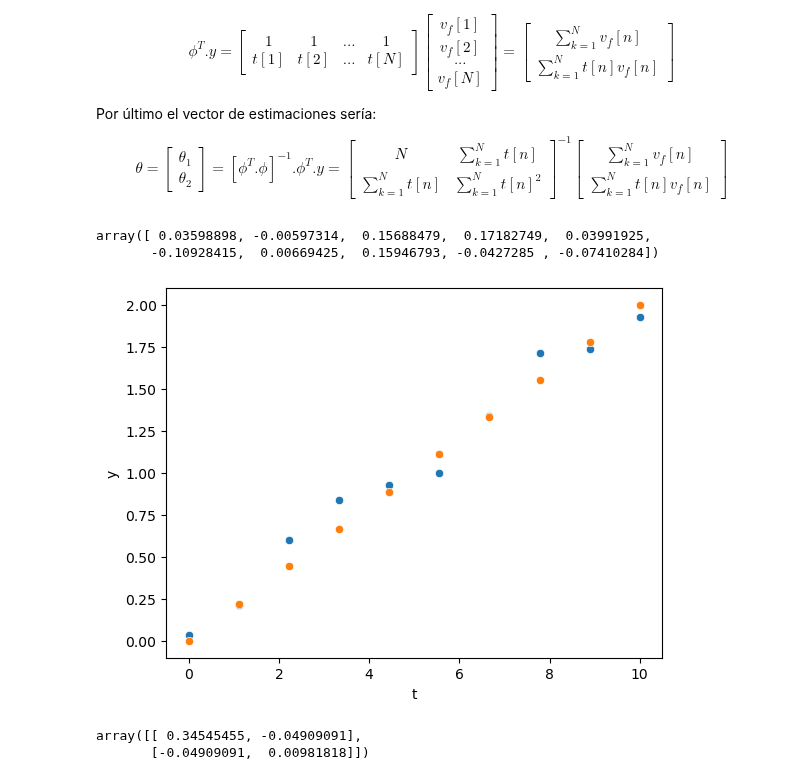
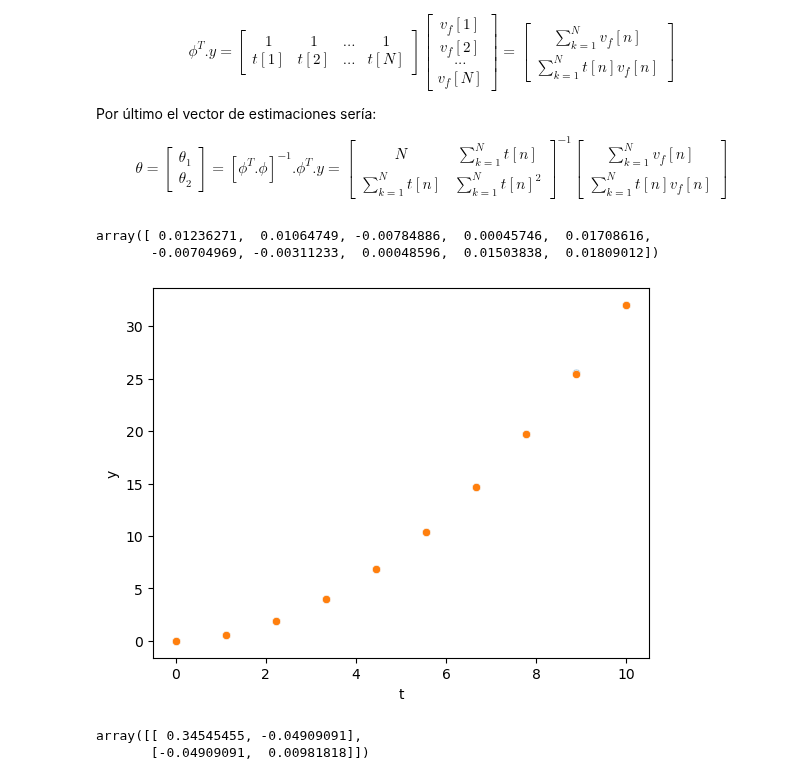
Before and after one commit to jairocuellar/System_identification, a Jupyter notebook: class_04_01.ipynb, the cells around one changed output. Cells and saved outputs as stored; diff of their text form; code cells hidden in the pictures.

```diff
--- a/class_04_01.ipynb
+++ b/class_04_01.ipynb
@@ -142,31 +141,31 @@ N&\sum_{k=1}^{N}t[n]\\\sum_{k=1}^{N}t[n]&\sum_{k=1}^{N}t[n]^2
 # %%
 # Estimador de mínimos cuadráticos para modelos polinomiales
 N = 10
 t = np.linspace(0,10,N)
 teta1 = 0;
 teta2 = 0.2
 teta3 = 0.3
 teta4 = 1
 ## Valores verdaderos según el modelo:
 
 #y_true = (teta4*(t**3)+teta3*(t**2)+teta2*t+teta1)
-#y_true = (teta3*(t**2)+teta2*t+teta1)
-y_true = teta2*t+teta1
+y_true = (teta3*(t**2)+teta2*t+teta1)
+#y_true = teta2*t+teta1
 #y_true = teta1
 ##Señal de error de media 0:
-e = np.random.normal(0,0.1,size=N)
+e = np.random.normal(0,0.01,size=N)
 ## Señal con error incluido
 y = y_true + e
 data = pd.DataFrame(data = {'t':t,'y':y})
 data['ones'] = 1
 data['y_true'] = y_true
 sns.scatterplot(data,x ='t',y = 'y')
 sns.scatterplot(data,x ='t',y = 'y_true')
 e
 # %% [output]
-array([ 0.03598898, -0.00597314,  0.15688479,  0.17182749,  0.03991925,
-       -0.10928415,  0.00669425,  0.15946793, -0.0427285 , -0.07410284])
+array([ 0.01236271,  0.01064749, -0.00784886,  0.00045746,  0.01708616,
+       -0.00704969, -0.00311233,  0.00048596,  0.01503838,  0.01809012])
-[figure, old version]
+[figure, new version]
 # %%
 ### Calculando la matriz Moore - Penrose
 #phi = np.array([data.ones, data.t**0.5]).transpose()
```
Also changed, not shown: parts of 1 cell of this notebook, 5 other files.
